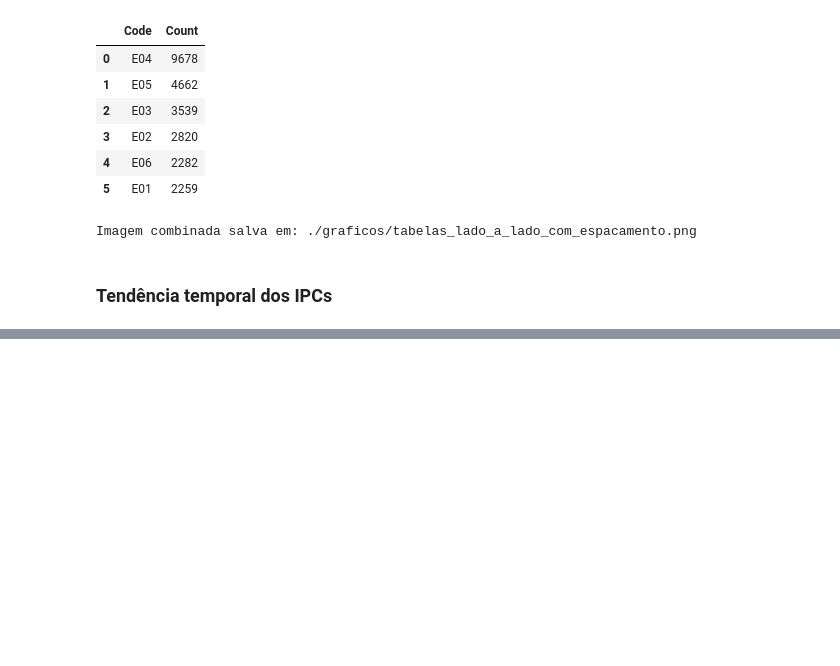
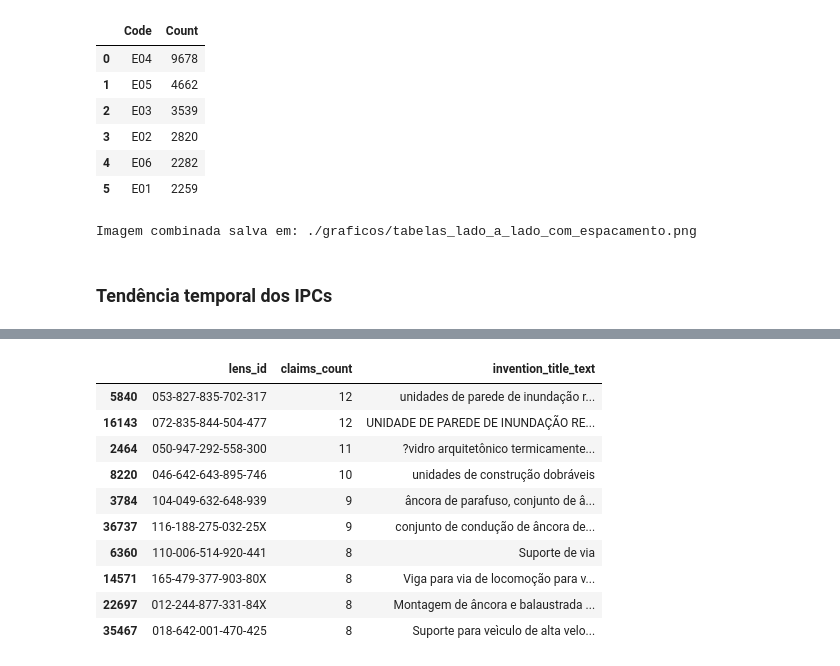
Before and after one commit to devlhm/artigo-rp2, a Jupyter notebook: analise_patentes/analise.ipynb, the cells around one changed output, grey strips where cells are left out. Saved outputs shown, nothing was run; the diff lists cells and outputs as text; code cells hidden in the pictures; blank space fills up the shorter version.

```diff
--- a/analise_patentes/analise.ipynb
+++ b/analise_patentes/analise.ipynb
@@ -685,0 +780,43 @@ filtered_ipcr.to_csv('./datasets/database-filtrado.csv.zip', index=False, compre
+# %%
+import ast
+
+def extract_claims_count(biblio):
+    """
+    Extrai o número de claims (reivindicações de prioridade) da patente.
+    """
+    if biblio is None:
+        return 0
+
+    try:
+        # Se for string, converte para dict
+        if isinstance(biblio, str):
+            biblio_dict = ast.literal_eval(biblio)
+        else:
+            biblio_dict = biblio
+
+        # Acessa priority_claims -> claims
+        priority_claims = biblio_dict.get('priority_claims', {})
+        claims = priority_claims.get('claims', [])
+
+        # Retorna o número de claims
+        return len(claims) if isinstance(claims, list) else 0
+
+    except Exception:
+        return 0
+
+# Adiciona a coluna claims_count
+filtered_ipcr['claims_count'] = filtered_ipcr['biblio'].apply(extract_claims_count)
+
+filtered_ipcr[['lens_id', 'claims_count', 'invention_title_text']].nlargest(10, 'claims_count')
+# %% [output]
+|  | lens_id | claims_count | invention_title_text |
+| 5840 | 053-827-835-702-317 | 12 | unidades de parede de inundação r... |
+| 16143 | 072-835-844-504-477 | 12 | UNIDADE DE PAREDE DE INUNDAÇÃO RE... |
+| 2464 | 050-947-292-558-300 | 11 | ?vidro arquitetônico termicamente... |
+| 8220 | 046-642-643-895-746 | 10 | unidades de construção dobráveis |
+| 3784 | 104-049-632-648-939 | 9 | âncora de parafuso, conjunto de â... |
+| 36737 | 116-188-275-032-25X | 9 | conjunto de condução de âncora de... |
+| 6360 | 110-006-514-920-441 | 8 | Suporte de via |
+| 14571 | 165-479-377-903-80X | 8 | Viga para via de locomoção para v... |
+| 22697 | 012-244-877-331-84X | 8 | Montagem de âncora e balaustrada ... |
+| 35467 | 018-642-001-470-425 | 8 | Suporte para veìculo de alta velo... |
```
Also changed, not shown: parts of 4 cells of this notebook, 3 other files.
